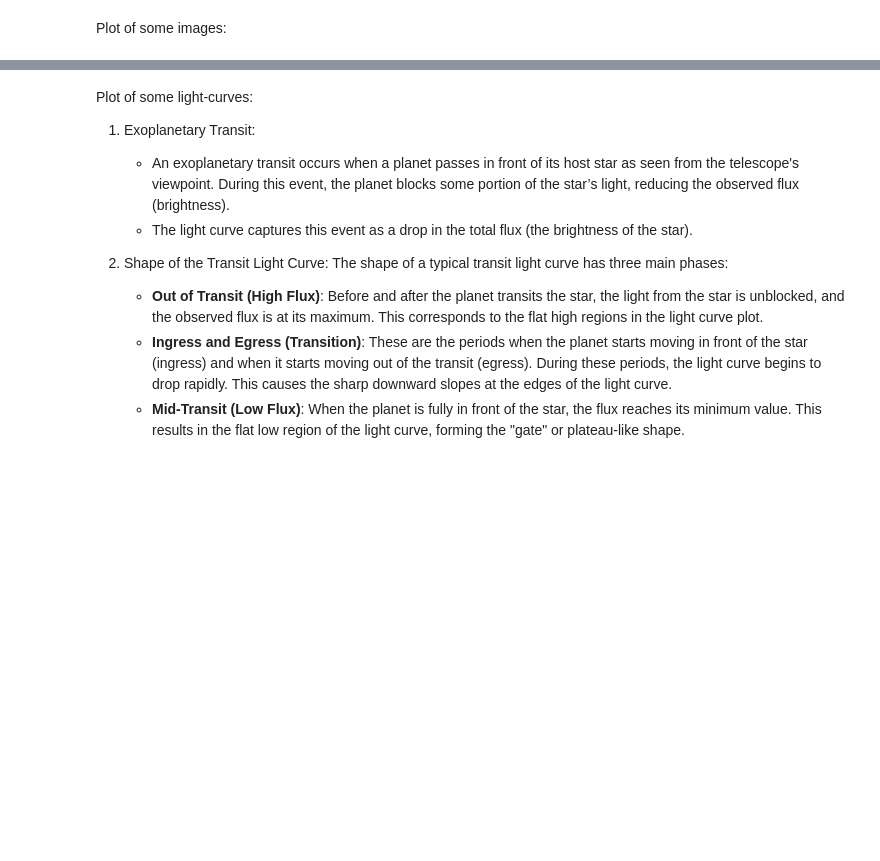
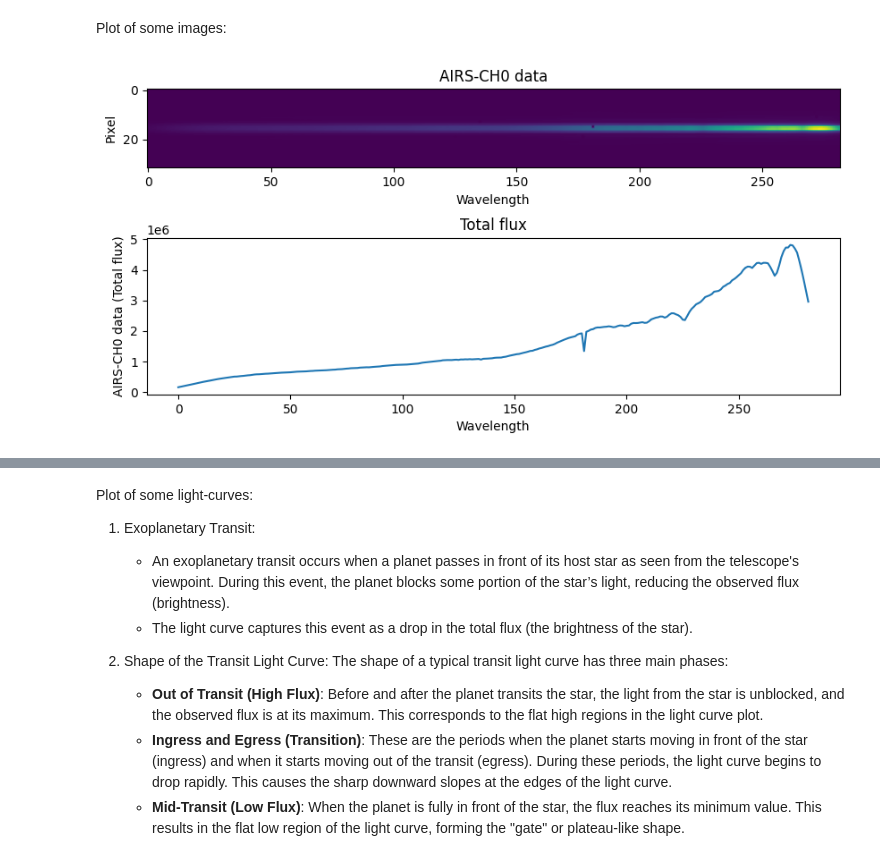
Before and after one commit to Junf137/SYDE-577-Ariel-Data-Challenge, a Jupyter notebook: code/update-calibrating-and-binning-astronomical-data.ipynb, the cells around one changed output, grey strips where cells are left out. Drawn from its saved outputs; the diff is of its cells as text; code cells hidden in the pictures; blank space fills up the shorter version.

```diff
--- a/code/update-calibrating-and-binning-astronomical-data.ipynb
+++ b/code/update-calibrating-and-binning-astronomical-data.ipynb
@@ -481,6 +481,27 @@ Shape of the training dataset:
  For FGS1: (6, 187, 32, 32)
 # %% [markdown]
 Plot of some images:
+# %%
+fig = plt.figure(figsize=(10, 5))
+
+# 50th frame of the last chunk, x-axis: wavelength, y-axis: pixel
+ax1 = fig.add_subplot(211)
+ax1.imshow(data_train[-1, 50, :, :].T)
+ax1.set_xlabel("Wavelength")
+ax1.set_ylabel("Pixel")
+ax1.set_title("AIRS-CH0 data")
+
+# squashing the pixel axis to get the total flux
+ax2 = fig.add_subplot(212)
+ax2.plot(data_train[-1, 50, :, :].T.sum(axis=0))
+ax2.set_xlabel("Wavelength")
+ax2.set_ylabel("AIRS-CH0 data (Total flux)")
+ax2.set_title("Total flux")
+
+
+fig.show()
+# %% [output]
+[figure, added]
 # %%
 # 50th frame of the last chunk (observation), pixel value representing the flux
 # transpose the weight and height back to the original shape
```
Also changed, not shown: parts of 1 cell of this notebook.
